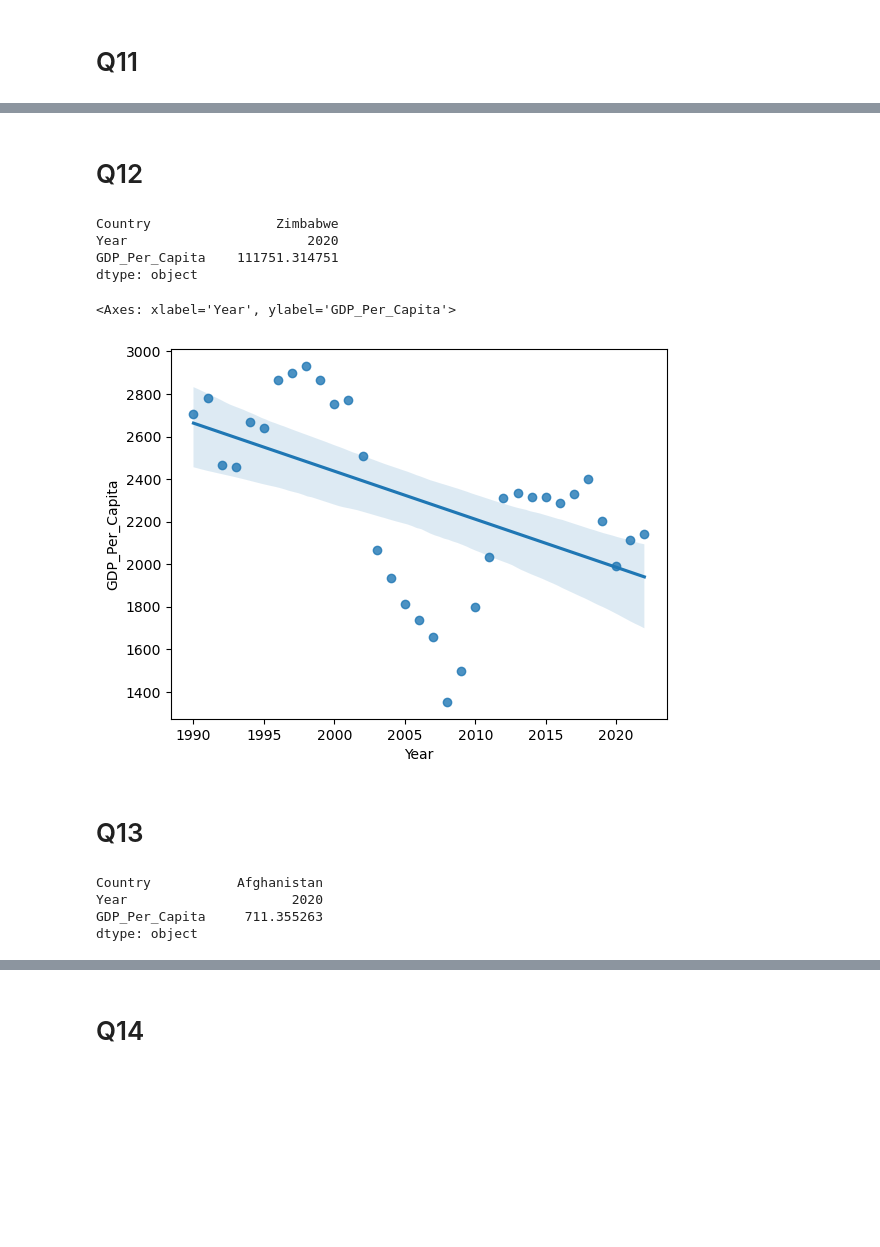
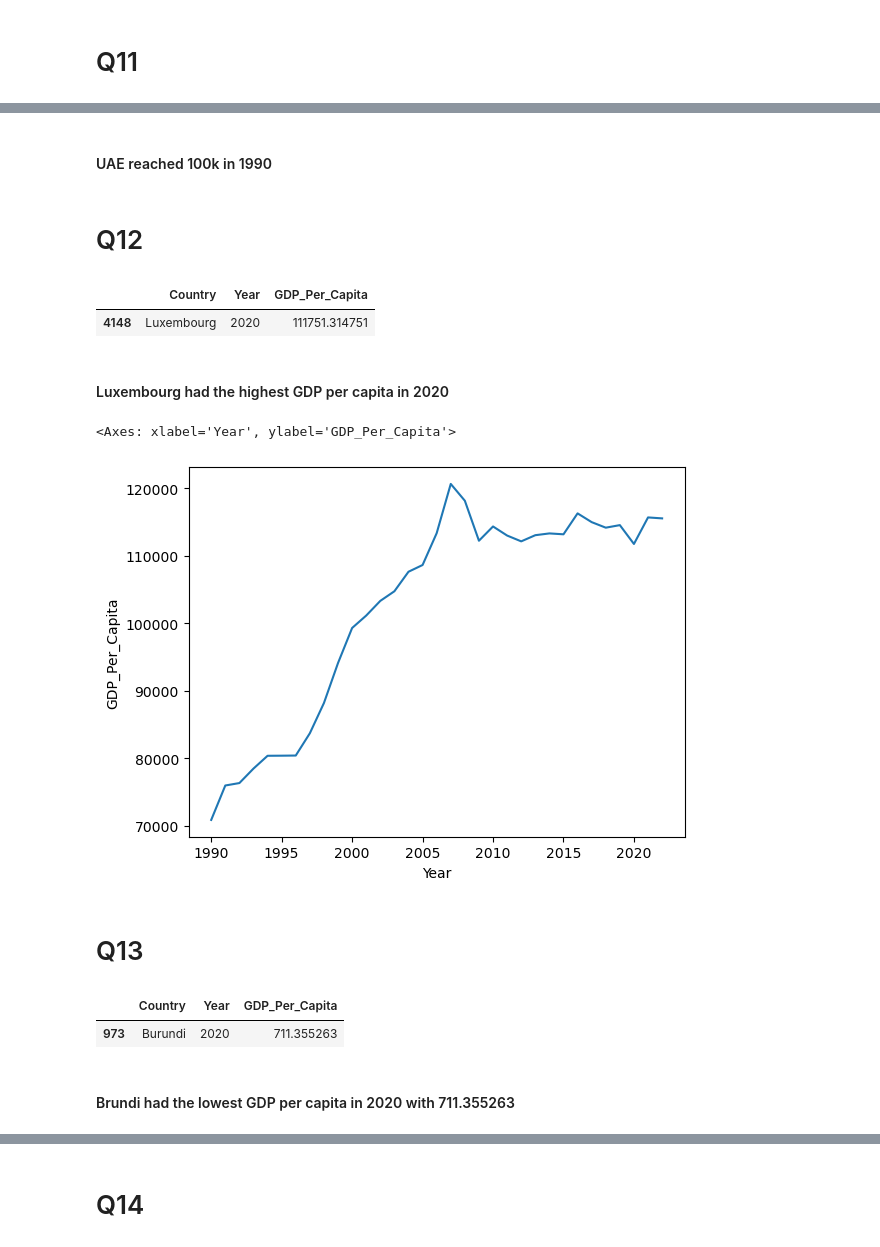
Before and after one commit to NSS-Data-Analytics-Cohort-11/undata-willisc22, a Jupyter notebook: notebook/UN_data_analysis.ipynb, the cells around one changed output, grey strips where cells are left out. Cells and saved outputs as stored; diff of their text form; code cells hidden in the pictures; blank space fills up the shorter version.

Commit message:
UN Data Project

```diff
--- a/notebook/UN_data_analysis.ipynb
+++ b/notebook/UN_data_analysis.ipynb
@@ -79,7 +103,8 @@ dtype: object
 gdp_df = gdp_df.drop(columns=['Value Footnotes'])
 # %%
 #renaming column names of gdp_df
-gdp_df = gdp_df.rename(columns={'Country or Area':'Country', 'Value':'GDP_Per_Capita'})
+gdp_df = gdp_df.rename(columns={'Country or Area':'Country',
+                                'Value':'GDP_Per_Capita'})
 # %% [markdown]
 # Q7
 # %%
@@ -189,30 +262,32 @@ Question 10 observations: GDP Per Capita has slowly increased over time. The sca
+# %% [markdown]
+#### UAE reached 100k in 1990
 # %% [markdown]
 # Q12
 # %%
 #country with highest GDP per capita 2020
-gdp_2020.max()
+gdp_2020.nlargest(1, 'GDP_Per_Capita')
 # %% [output]
-Country                Zimbabwe
-Year                       2020
-GDP_Per_Capita    111751.314751
-dtype: object
+|  | Country | Year | GDP_Per_Capita |
+| 4148 | Luxembourg | 2020 | 111751.314751 |
+# %% [markdown]
+#### Luxembourg had the highest GDP per capita in 2020
 # %%
-#setting GDP zimbabwe
-gdp_zimbabwe = gdp_df[gdp_df['Country'] == 'Zimbabwe']
+#setting GDP Luxembourg
+gdp_luxembourg = gdp_df[gdp_df['Country'] == 'Luxembourg']
 # %%
-#plot of GDP of Zimbabwe over time
-sns.regplot(x=gdp_zimbabwe['Year'], y=gdp_zimbabwe['GDP_Per_Capita'])
+#plot of GDP of Luxembourg over time
+sns.lineplot(data=gdp_luxembourg, x=gdp_luxembourg['Year'], y=gdp_luxembourg['GDP_Per_Capita'])
 # %% [output]
 <Axes: xlabel='Year', ylabel='GDP_Per_Capita'>
-[figure, old version]
+[figure, new version]
 # %% [markdown]
 # Q13
 # %%
 #country with lowest GDP in 2020
-gdp_2020.min()
+gdp_2020.nsmallest(1,'GDP_Per_Capita')
 # %% [output]
-Country           Afghanistan
-Year                     2020
-GDP_Per_Capita     711.355263
-dtype: object
+|  | Country | Year | GDP_Per_Capita |
+| 973 | Burundi | 2020 | 711.355263 |
+# %% [markdown]
+#### Brundi had the lowest GDP per capita in 2020 with 711.355263
 # %%
```
Also changed, not shown: parts of 34 cells of this notebook.
